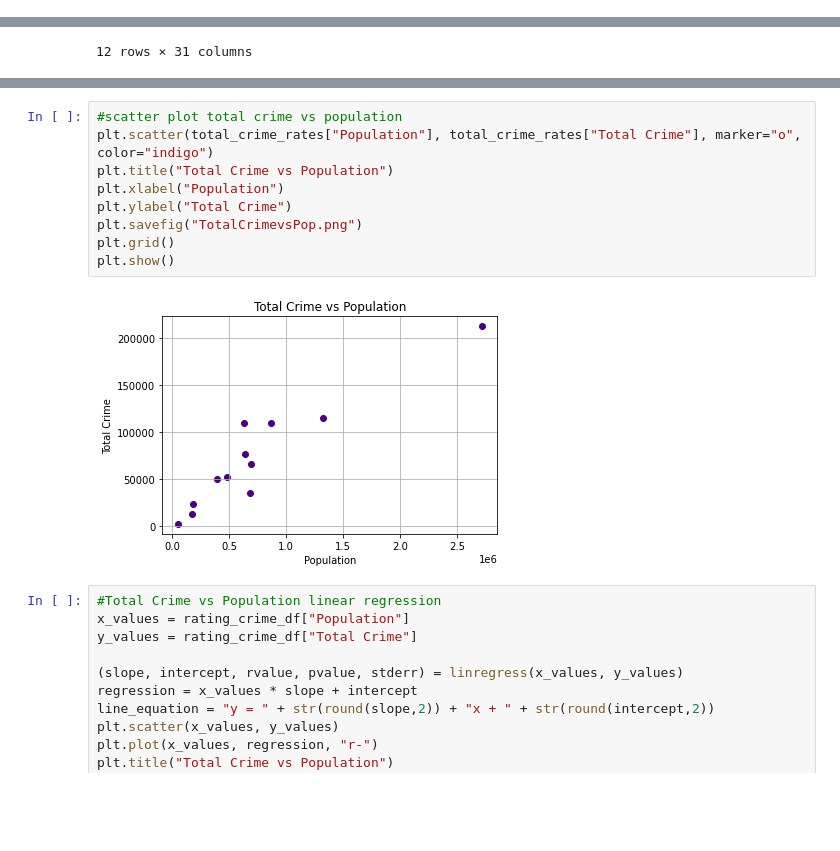
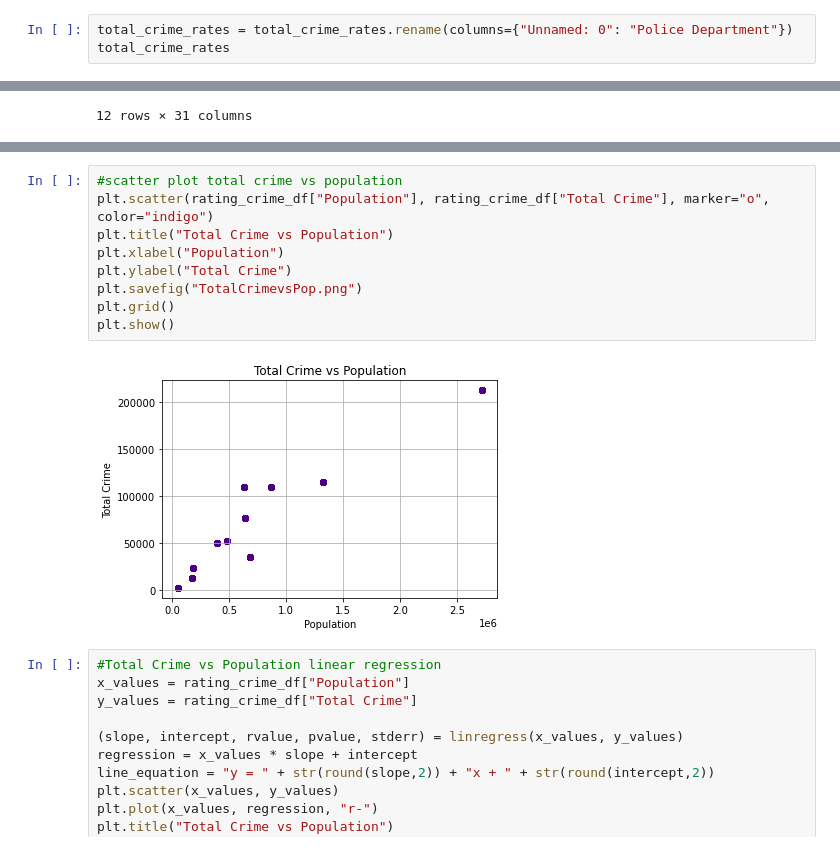
Before and after one commit to meghanvl/project_won, a Jupyter notebook: Visualizations.ipynb, the cells around one changed output, grey strips where cells are left out. Cells and saved outputs as stored; diff of their text form; blank space fills up the shorter version.

```diff
--- a/Visualizations.ipynb
+++ b/Visualizations.ipynb
@@ -22,3 +22,6 @@ total_crime_rates
 | 9 | PORTLAND POLICE BUREAU | OR | OR0260200 | Portland city, Oregon | 639387.0 | 76641 | 7485 | ... |
 | 10 | SAN FRANCISCO POLICE DEPARTMENT | CA | CA0380100 | San Francisco city, California | 870044.0 | 109482 | 11866 | ... |
 | 11 | SIOUX FALLS POLICE DEPARTMENT | SD | SD0490200 | Sioux Falls city, South Dakota | 174151.0 | 13230 | 1895 | ... |
+# %%
+total_crime_rates = total_crime_rates.rename(columns={"Unnamed: 0": "Police Department"})
+total_crime_rates
@@ -259,14 +308,14 @@ pop_offense
 # %%
 #scatter plot total crime vs population
-plt.scatter(total_crime_rates["Population"], total_crime_rates["Total Crime"], marker="o", color="indigo")
+plt.scatter(rating_crime_df["Population"], rating_crime_df["Total Crime"], marker="o", color="indigo")
 plt.title("Total Crime vs Population")
 plt.xlabel("Population")
 plt.ylabel("Total Crime")
 plt.savefig("TotalCrimevsPop.png")
 plt.grid()
 plt.show()
 # %% [output]
-[figure, old version]
+[figure, new version]
 # %%
 #Total Crime vs Population linear regression
 x_values = rating_crime_df["Population"]
```
Also changed, not shown: parts of 11 cells of this notebook.
